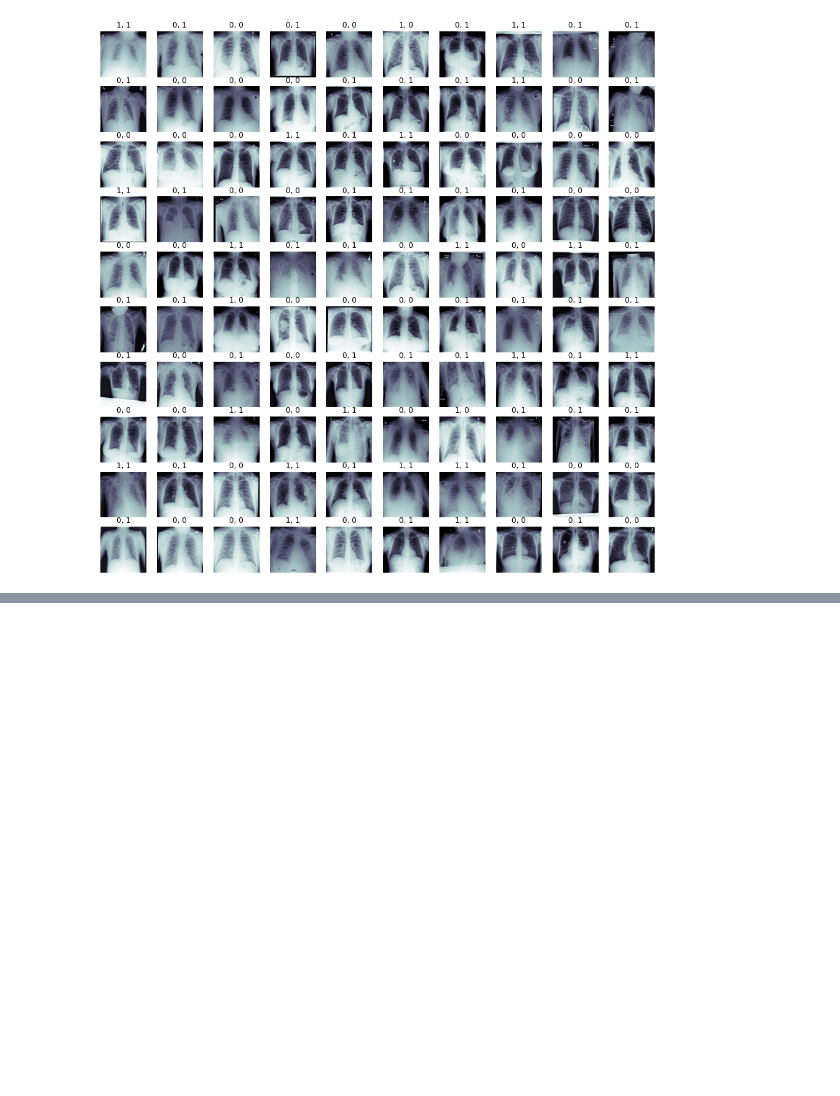
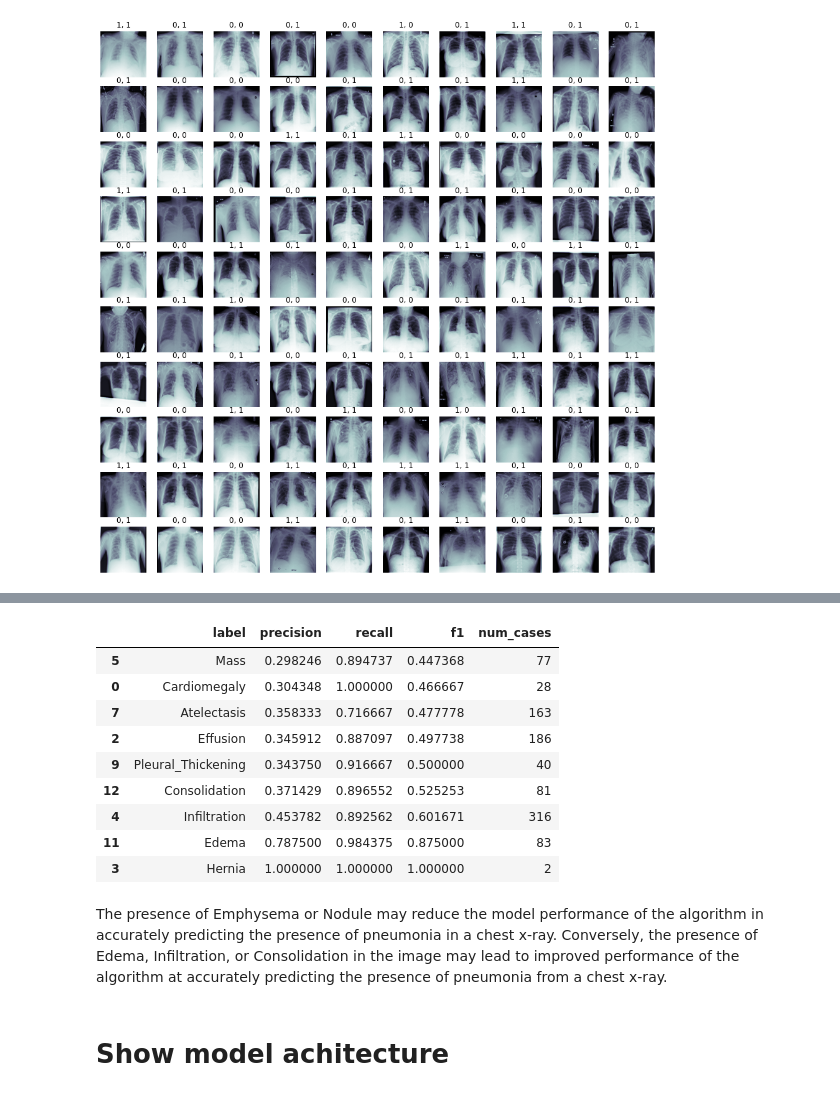
Before and after one commit to Thada-Jirajaras/Pneumonia-Detection-From-Chest-X-Rays, a Jupyter notebook: Build and train model.ipynb, the cells around one changed output, grey strips where cells are left out. Drawn from its saved outputs; the diff is of its cells as text; code cells hidden in the pictures; blank space fills up the shorter version.

```diff
--- a/Build and train model.ipynb
+++ b/Build and train model.ipynb
@@ -339,0 +428,17 @@ for (c_x, c_y, c_ax) in zip(valX[0:100], valY[0:100], m_axs.flatten()):
+# %%
+performance[(performance.f1 > 0.41)].sort_values('f1')
+# %% [output]
+|  | label | precision | recall | f1 | num_cases |
+| 5 | Mass | 0.298246 | 0.894737 | 0.447368 | 77 |
+| 0 | Cardiomegaly | 0.304348 | 1.000000 | 0.466667 | 28 |
+| 7 | Atelectasis | 0.358333 | 0.716667 | 0.477778 | 163 |
+| 2 | Effusion | 0.345912 | 0.887097 | 0.497738 | 186 |
+| 9 | Pleural_Thickening | 0.343750 | 0.916667 | 0.500000 | 40 |
+| 12 | Consolidation | 0.371429 | 0.896552 | 0.525253 | 81 |
+| 4 | Infiltration | 0.453782 | 0.892562 | 0.601671 | 316 |
+| 11 | Edema | 0.787500 | 0.984375 | 0.875000 | 83 |
+| 3 | Hernia | 1.000000 | 1.000000 | 1.000000 | 2 |
+# %% [markdown]
+The presence of Emphysema or Nodule may reduce the model performance of the algorithm in accurately predicting the presence of pneumonia in a chest x-ray. Conversely, the presence of Edema, Infiltration, or Consolidation in the image may lead to improved performance of the algorithm at accurately predicting the presence of pneumonia from a chest x-ray.
+# %% [markdown]
+# Show model achitecture
```
Also changed, not shown: parts of 9 cells of this notebook, 7 other files.
